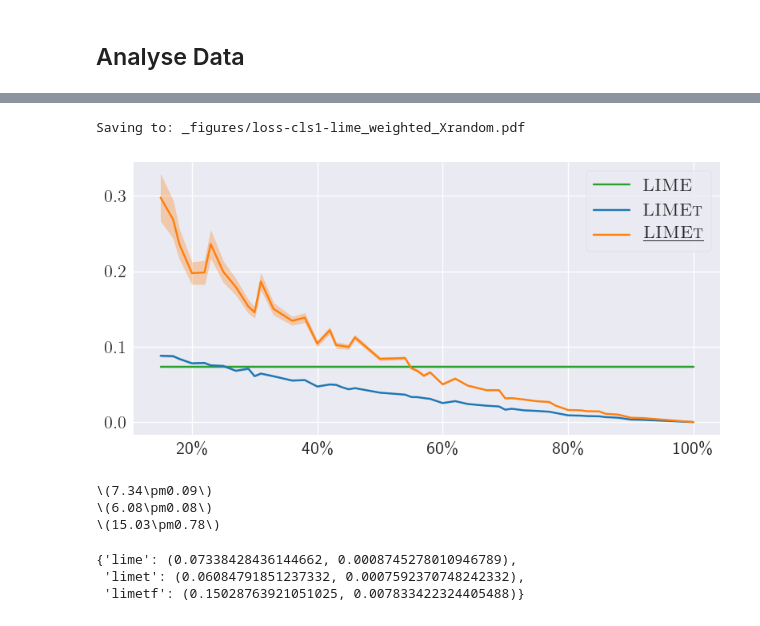
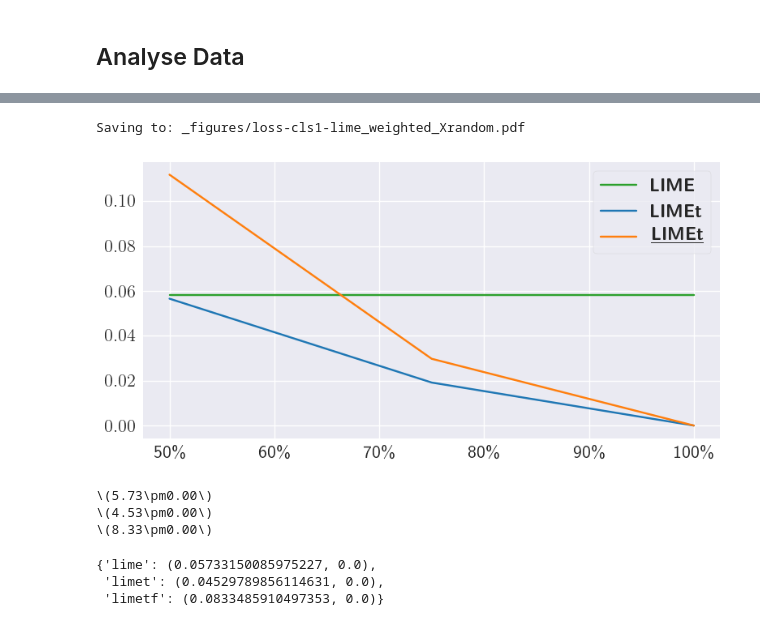
Before and after one commit to So-Cool/bLIMEy, a Jupyter notebook: ECML-PKDD_2023/limetree_experiments.ipynb, the cells around one changed output, grey strips where cells are left out. Saved outputs shown, nothing was run; the diff lists cells and outputs as text; code cells hidden in the pictures.

```diff
--- a/ECML-PKDD_2023/limetree_experiments.ipynb
+++ b/ECML-PKDD_2023/limetree_experiments.ipynb
@@ -62,9 +99,7 @@ with open('limet_sample.pickle', 'wb') as w_file:
 # %% [markdown]
 ## Analyse Data
 # %%
-#source = 'processed_limetree_1835.pickle'
-#source = 'processed_limetree_cifar10_9714.pickle'
-source = 'processed_limetree_cifar100_9665.pickle'
+source = 'limet_sample.pickle'
 with open(source, 'rb') as r_file:
     collector = pickle.load(r_file)
 # %%
@@ -81,19 +121,19 @@ limet_scores_summary = summarise_loss_limet(limet_scores, top_classes)
 # %%
 # NBVAL_IGNORE_OUTPUT
 plot_loss_summary(lime_scores_summary, limet_scores_summary,
-                  1, use_limet_loss=not True,
+                  1, use_limet_loss=False,
                   use_weighted=True, use_random=False)
 # %% [output]
 Saving to: _figures/loss-cls1-lime_weighted_Xrandom.pdf
-[figure, old version]
+[figure, new version]
 # %%
 tabulate_loss_summary(lime_scores_summary, limet_scores_summary, 1,
                       0.33, scale_factor=100, latex=True,
-                      use_limet_loss=not True, use_weighted=True, use_random=False)
+                      use_limet_loss=False, use_weighted=True, use_random=False)
 # %% [output]
-\(7.34\pm0.09\)
-\(6.08\pm0.08\)
-\(15.03\pm0.78\)
+\(5.73\pm0.00\)
+\(4.53\pm0.00\)
+\(8.33\pm0.00\)
-{'lime': (0.07338428436144662, 0.0008745278010946789),
- 'limet': (0.06084791851237332, 0.0007592370748242332),
- 'limetf': (0.15028763921051025, 0.007833422324405488)}
+{'lime': (0.05733150085975227, 0.0),
+ 'limet': (0.04529789856114631, 0.0),
+ 'limetf': (0.0833485910497353, 0.0)}
```
Also changed, not shown: parts of 6 cells of this notebook.
